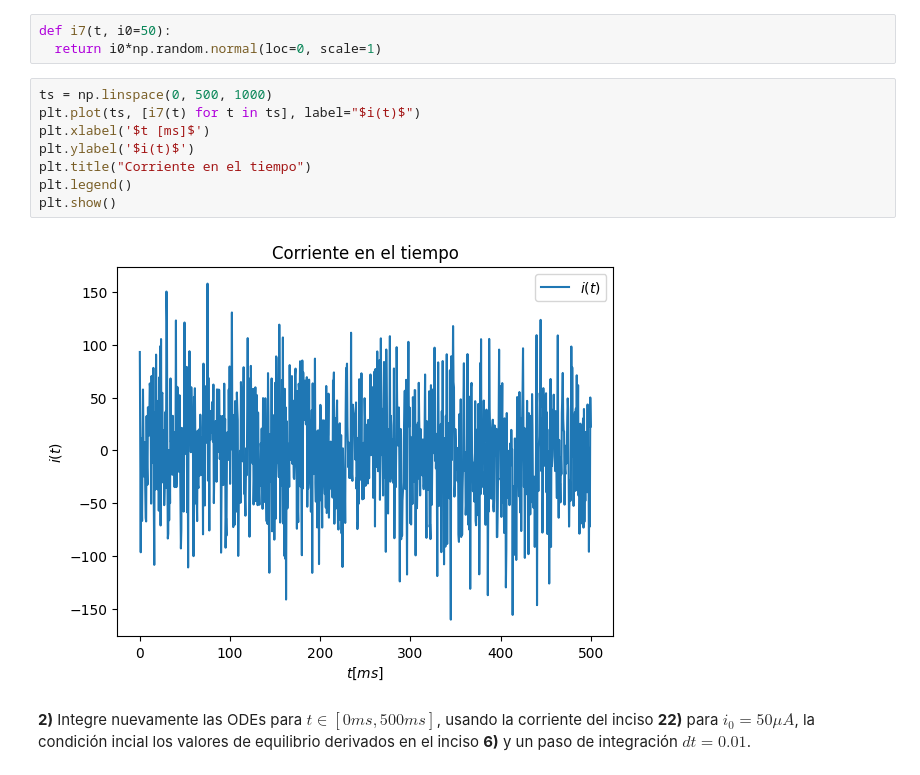
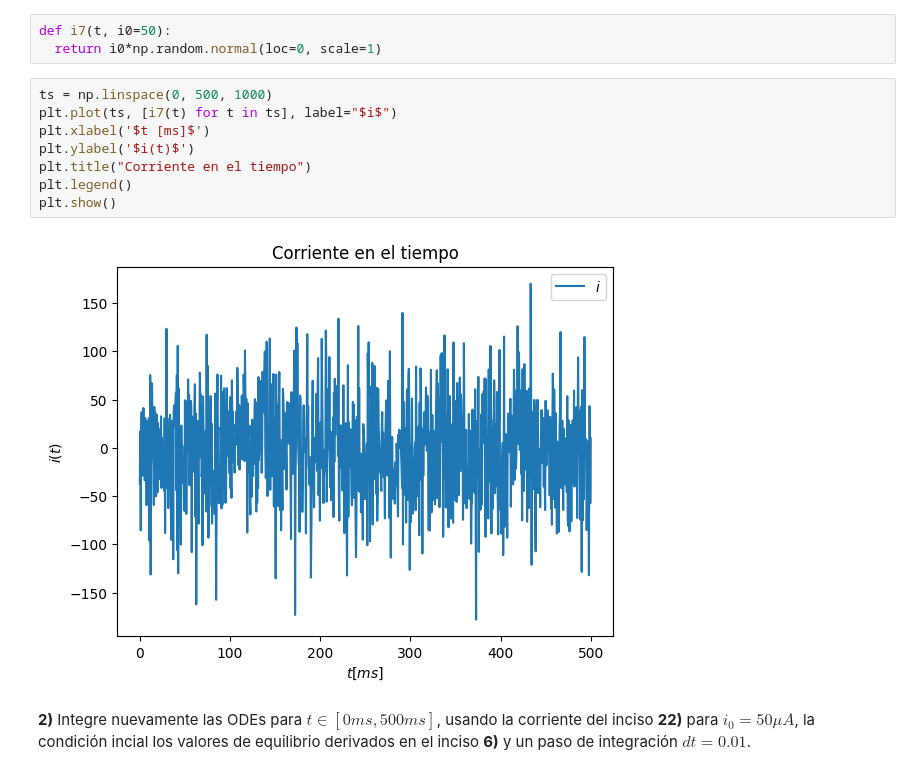
Before and after one commit to basbenja/RedesNeuronales-TrabajosPracticos, a Jupyter notebook: TP1/TrabajoPractico1.ipynb, the cells around one changed output. Cells and saved outputs as stored; diff of their text form.

```diff
--- a/TP1/TrabajoPractico1.ipynb
+++ b/TP1/TrabajoPractico1.ipynb
@@ -799,14 +799,14 @@ def i7(t, i0=50):
   return i0*np.random.normal(loc=0, scale=1)
 # %%
 ts = np.linspace(0, 500, 1000)
-plt.plot(ts, [i7(t) for t in ts], label="$i(t)$")
+plt.plot(ts, [i7(t) for t in ts], label="$i$")
 plt.xlabel('$t [ms]$')
 plt.ylabel('$i(t)$')
 plt.title("Corriente en el tiempo")
 plt.legend()
 plt.show()
 # %% [output]
-[figure, old version]
+[figure, new version]
 # %% [markdown]
 **2)** Integre nuevamente las ODEs para $t\in[0ms,500ms]$, usando la corriente del inciso **22)** para $i_0=50\mu A$, la condición incial los valores de equilibrio derivados en el inciso **6)** y un paso de integración $dt=0.01$.
 # %%
```
Also changed, not shown: parts of 4 cells of this notebook.
